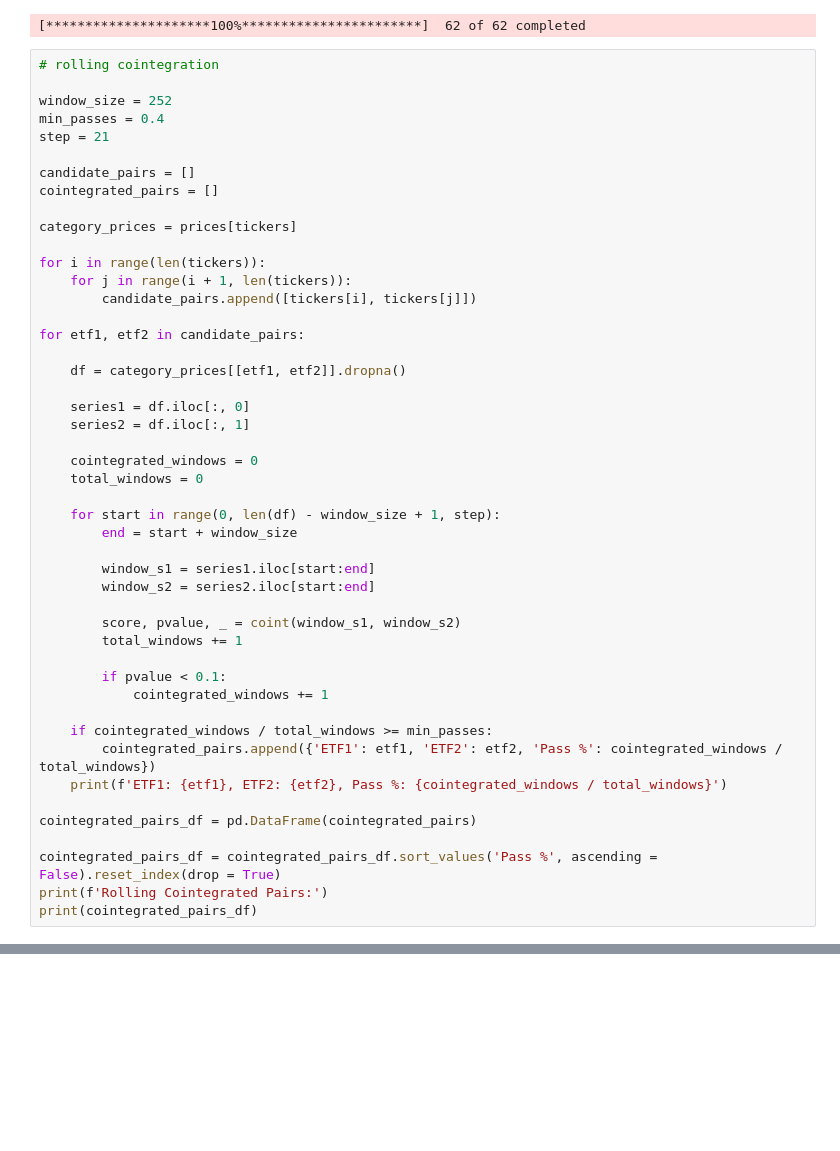
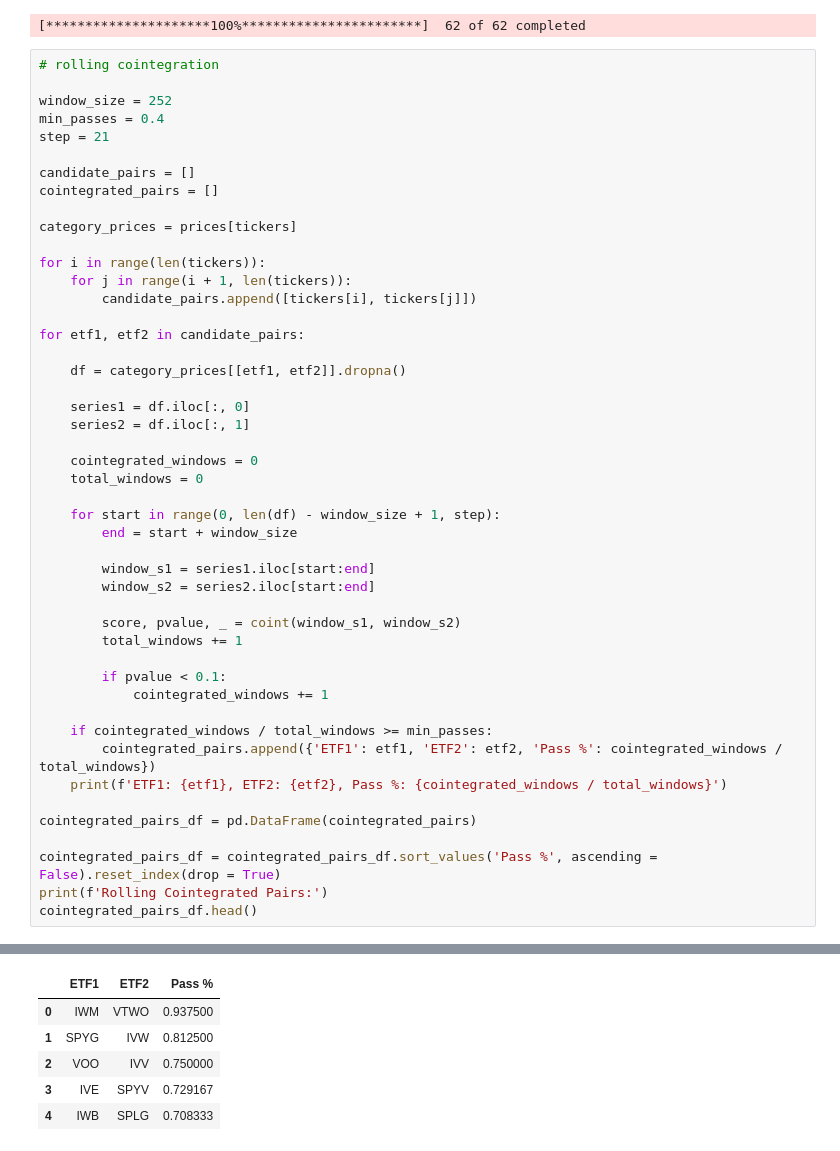
Before and after one commit to akshathp0/etf-pairs-trading, a Jupyter notebook: pair_searching/mass_pair_searching.ipynb, the cells around one changed output, grey strips where cells are left out. Saved outputs shown, nothing was run; the diff lists cells and outputs as text; blank space fills up the shorter version.

```diff
--- a/pair_searching/mass_pair_searching.ipynb
+++ b/pair_searching/mass_pair_searching.ipynb
@@ -65,7 +65,7 @@ cointegrated_pairs_df = pd.DataFrame(cointegrated_pairs)
 
 cointegrated_pairs_df = cointegrated_pairs_df.sort_values('Pass %', ascending = False).reset_index(drop = True)
 print(f'Rolling Cointegrated Pairs:')
-print(cointegrated_pairs_df)
+cointegrated_pairs_df.head()
 # %% [output]
 ETF1: IVE, ETF2: USMV, Pass %: 0.041666666666666664
 ETF1: IVE, ETF2: SPYV, Pass %: 0.7291666666666666
@@ -86,0 +87,6 @@ ETF1: IVE, ETF2: VO, Pass %: 0.0625
+|  | ETF1 | ETF2 | Pass % |
+| 0 | IWM | VTWO | 0.937500 |
+| 1 | SPYG | IVW | 0.812500 |
+| 2 | VOO | IVV | 0.750000 |
+| 3 | IVE | SPYV | 0.729167 |
+| 4 | IWB | SPLG | 0.708333 |
```
Also changed, not shown: parts of 5 cells of this notebook.
